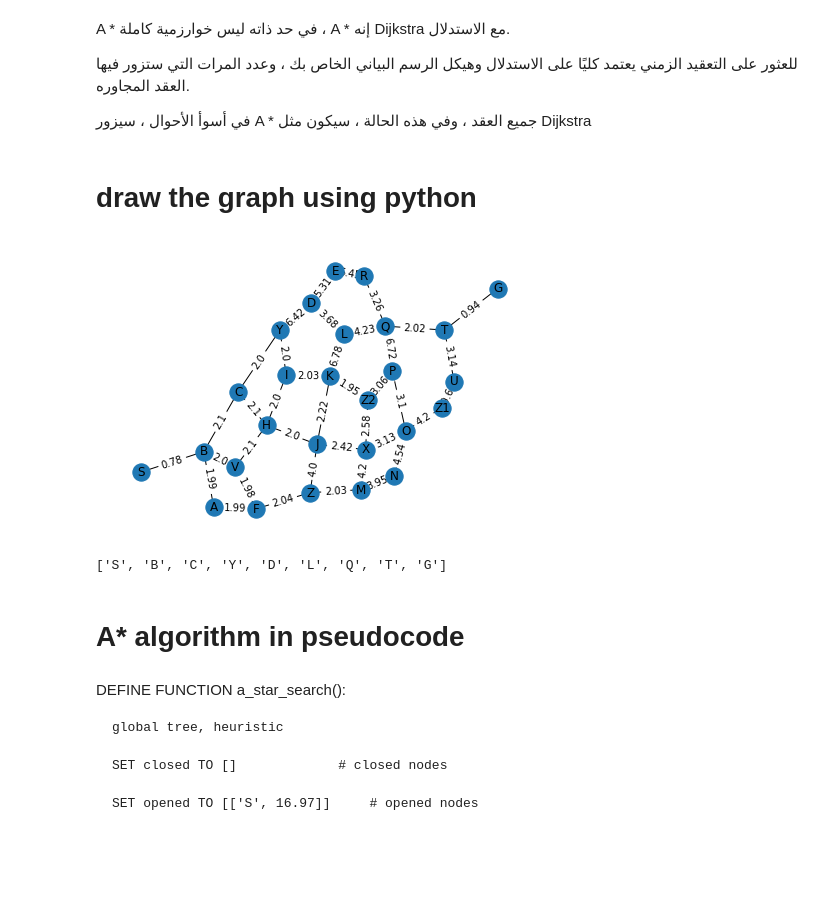
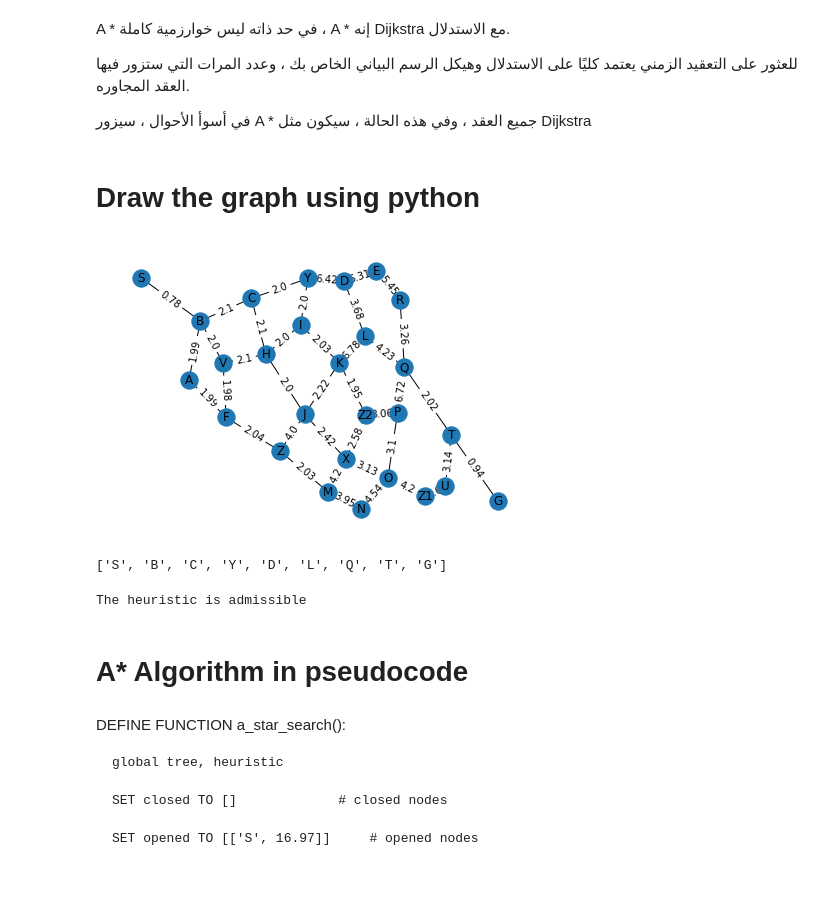
Before and after one commit to Turkialq/AIproject, a Jupyter notebook: Node-checkpoint.ipynb, the cells around one changed output. Saved outputs shown, nothing was run; the diff lists cells and outputs as text; code cells hidden in the pictures.

```diff
--- a/Node-checkpoint.ipynb
+++ b/Node-checkpoint.ipynb
@@ -258,11 +258,41 @@ A * في حد ذاته ليس خوارزمية كاملة ، A * إنه Dijkstra
 
 في أسوأ الأحوال ، سيزور A * جميع العقد ، وفي هذه الحالة ، سيكون مثل Dijkstra
 # %% [markdown]
-# draw the graph using python
+# Draw the graph using python
 # %%
 import networkx as nx
 import matplotlib.pyplot as plt
-nodes = ['A', 'B', 'C', 'D', 'E', 'F', 'G', 'H', 'I', 'J', 'K', 'L', 'M', 'N', 'O', 'P', 'Q', 'R', 'S', 'T', 'U', 'V', 'X', 'Y', 'Z', 'Z1', 'Z2']
+nodes = ['A', 'B', 'C', 'D', 'E', 'F', 'G', 'H', 'I', 'J', 'K', 'L', 'M', 'N', 'O', 'P', 'Q', 'R', 'S', 'T', 'U', 'V', 'X', 'Y',
+         'Z', 'Z1', 'Z2']
+
+heuristic = {'S':  16.97,
+             'B':  16.21,
+             'A':  17.83,
+             'C':  14.68,
+             'Y':  13.30,
+             'D':  10.26,
+             'E':  9.520,
+             'R':  4.000,
+             'F':  16.79,
+             'V':  15.07,
+             'H':  13.40,
+             'I':  11.87,
+             'Z':  15.94,
+             'J':  12.34,
+             'K':  10.40,
+             'Z2': 9.170,
+             'L':  6.570,
+             'M':  15.95,
+             'N':  15.33,
+             'O':  10.83,
+             'Z1': 11.65,
+             'U':  3.020,
+             'T':  0.900,
+             'X':  11.38,
+             'P':  7.830,
+             'Q':  2.400,
+             'G':  00.00
+             }
 g = nx.Graph()
 g.add_nodes_from(nodes)
 g.add_edge('S', 'B', weight=0.78)
@@ -286,37 +316,51 @@ g.add_edge('H', 'J', weight=2.00)
 g.add_edge('I', 'K', weight=2.03)
 g.add_edge('Z', 'J', weight=4.00)
 g.add_edge('Z', 'M', weight=2.03)
 g.add_edge('J', 'K', weight=2.22)
 g.add_edge('J', 'X', weight=2.42)
 g.add_edge('K', 'L', weight=6.78)
 g.add_edge('K', 'Z2', weight=1.95)
 g.add_edge('Z2', 'P', weight=3.06)
 g.add_edge('L', 'Q', weight=4.23)
 g.add_edge('M', 'X', weight=4.20)
 g.add_edge('M', 'N', weight=3.95)
 g.add_edge('N', 'O', weight=4.54)
 g.add_edge('O', 'P', weight=3.1)
 g.add_edge('O', 'Z1', weight=4.2)
 g.add_edge('Z1', 'U', weight=10.64)
 g.add_edge('U', 'T', weight=3.14)
 g.add_edge('T', 'G', weight=0.94)
 g.add_edge('X', 'O', weight=3.13)
 g.add_edge('X', 'Z2', weight=2.58)
 g.add_edge('P', 'Q', weight=6.72)
 g.add_edge('Q', 'T', weight=2.02)
 pos = nx.spring_layout(g)
 
 nx.draw(g, pos, with_labels=True, node_size=300)
 
 nx.draw_networkx_edge_labels(g, pos, font_size=10, edge_labels=nx.get_edge_attributes(g, 'weight'))
 plt.show()
 
 print(nx.shortest_path(g, source='S', target='G', weight='weight'))
 # %% [output]
-[figure, old version]
+[figure, new version]
 ['S', 'B', 'C', 'Y', 'D', 'L', 'Q', 'T', 'G']
+# %%
+is_admissible = True
+for i in nodes:
+    temp = nx.shortest_path_length(g, source=f'{i}', target='G', weight='weight')
+    temp_h = heuristic[f'{i}']
+    if temp < temp_h:
+        is_admissible = False
+
+if is_admissible:
+    print('The heuristic is admissible')
+else:
+    print('The heuristic is NOT admissible')
+# %% [output]
+The heuristic is admissible
 # %% [markdown]
-# A* algorithm in pseudocode
+# A* Algorithm in pseudocode
 # %% [markdown]
 
 DEFINE FUNCTION a_star_search():
```
Also changed, not shown: parts of 3 cells of this notebook.
